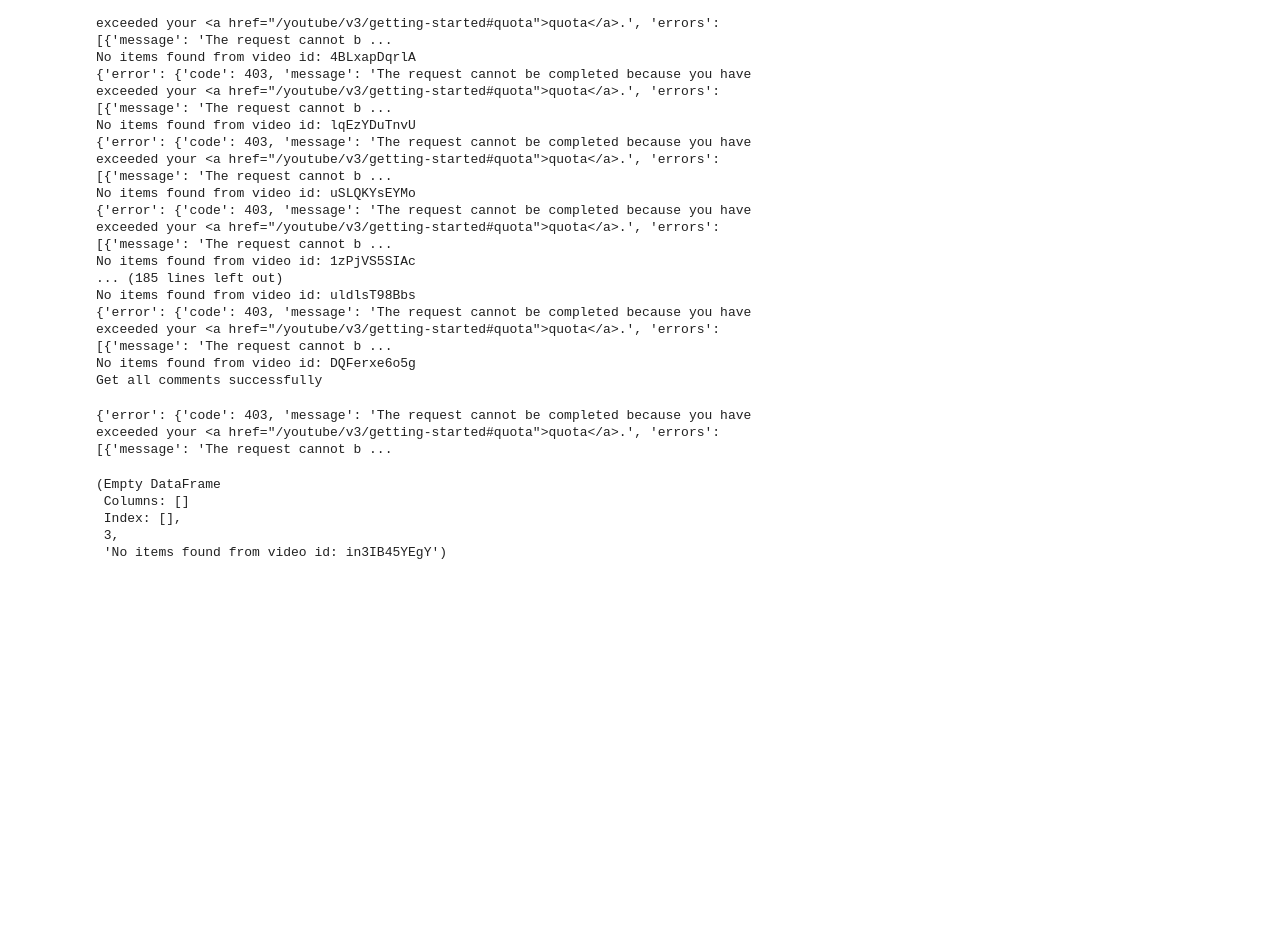
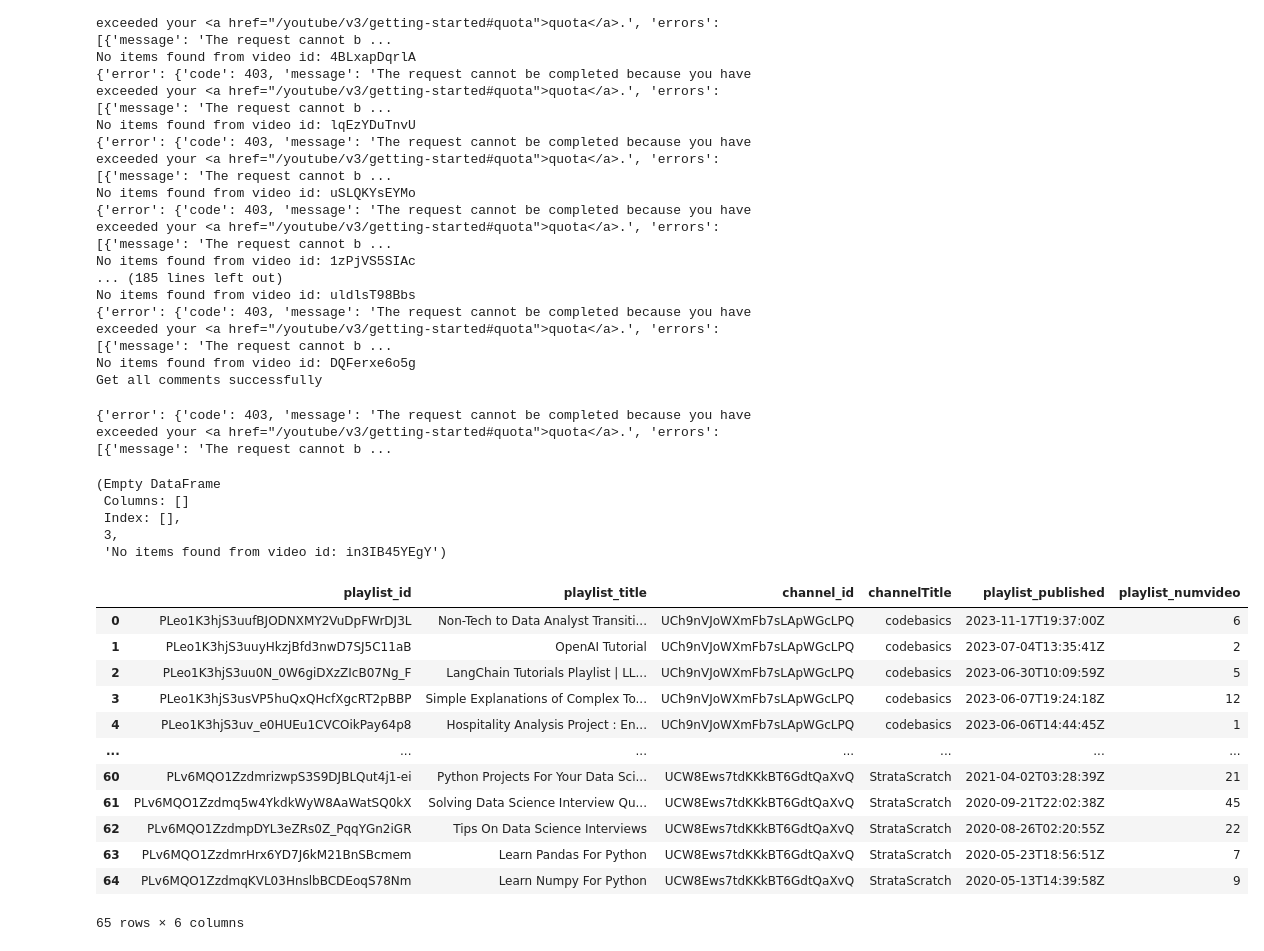
Before and after one commit to Mr-Phuong-Nam/Analyzing-about-top-tech-channels-on-Youtube, a Jupyter notebook: make_datasets.ipynb, the cells around one changed output. Drawn from its saved outputs; the diff is of its cells as text; code cells hidden in the pictures; blank space fills up the shorter version.

```diff
--- a/make_datasets.ipynb
+++ b/make_datasets.ipynb
@@ -422,3 +422,20 @@ response
  Index: [],
  3,
  'No items found from video id: in3IB45YEgY')
+# %%
+playlists = pd.read_csv('playlists.csv')
+playlists
+# %% [output]
+|  | playlist_id | playlist_title | channel_id | channelTitle | playlist_published | playlist_numvideo |
+| 0 | PLeo1K3hjS3uufBJODNXMY2VuDpFWrDJ3L | Non-Tech to Data Analyst Transiti... | UCh9nVJoWXmFb7sLApWGcLPQ | codebasics | 2023-11-17T19:37:00Z | 6 |
+| 1 | PLeo1K3hjS3uuyHkzjBfd3nwD7SJ5C11aB | OpenAI Tutorial | UCh9nVJoWXmFb7sLApWGcLPQ | codebasics | 2023-07-04T13:35:41Z | 2 |
+| 2 | PLeo1K3hjS3uu0N_0W6giDXzZIcB07Ng_F | LangChain Tutorials Playlist | LL... | UCh9nVJoWXmFb7sLApWGcLPQ | codebasics | 2023-06-30T10:09:59Z | 5 |
+| 3 | PLeo1K3hjS3usVP5huQxQHcfXgcRT2pBBP | Simple Explanations of Complex To... | UCh9nVJoWXmFb7sLApWGcLPQ | codebasics | 2023-06-07T19:24:18Z | 12 |
+| 4 | PLeo1K3hjS3uv_e0HUEu1CVCOikPay64p8 | Hospitality Analysis Project : En... | UCh9nVJoWXmFb7sLApWGcLPQ | codebasics | 2023-06-06T14:44:45Z | 1 |
+| ... | ... | ... | ... | ... | ... | ... |
+| 60 | PLv6MQO1ZzdmrizwpS3S9DJBLQut4j1-ei | Python Projects For Your Data Sci... | UCW8Ews7tdKKkBT6GdtQaXvQ | StrataScratch | 2021-04-02T03:28:39Z | 21 |
+| 61 | PLv6MQO1Zzdmq5w4YkdkWyW8AaWatSQ0kX | Solving Data Science Interview Qu... | UCW8Ews7tdKKkBT6GdtQaXvQ | StrataScratch | 2020-09-21T22:02:38Z | 45 |
+| 62 | PLv6MQO1ZzdmpDYL3eZRs0Z_PqqYGn2iGR | Tips On Data Science Interviews | UCW8Ews7tdKKkBT6GdtQaXvQ | StrataScratch | 2020-08-26T02:20:55Z | 22 |
+| 63 | PLv6MQO1ZzdmrHrx6YD7J6kM21BnSBcmem | Learn Pandas For Python | UCW8Ews7tdKKkBT6GdtQaXvQ | StrataScratch | 2020-05-23T18:56:51Z | 7 |
+| 64 | PLv6MQO1ZzdmqKVL03HnslbBCDEoqS78Nm | Learn Numpy For Python | UCW8Ews7tdKKkBT6GdtQaXvQ | StrataScratch | 2020-05-13T14:39:58Z | 9 |
+65 rows × 6 columns
```
Also changed, not shown: parts of 2 cells of this notebook, 46 other files.
